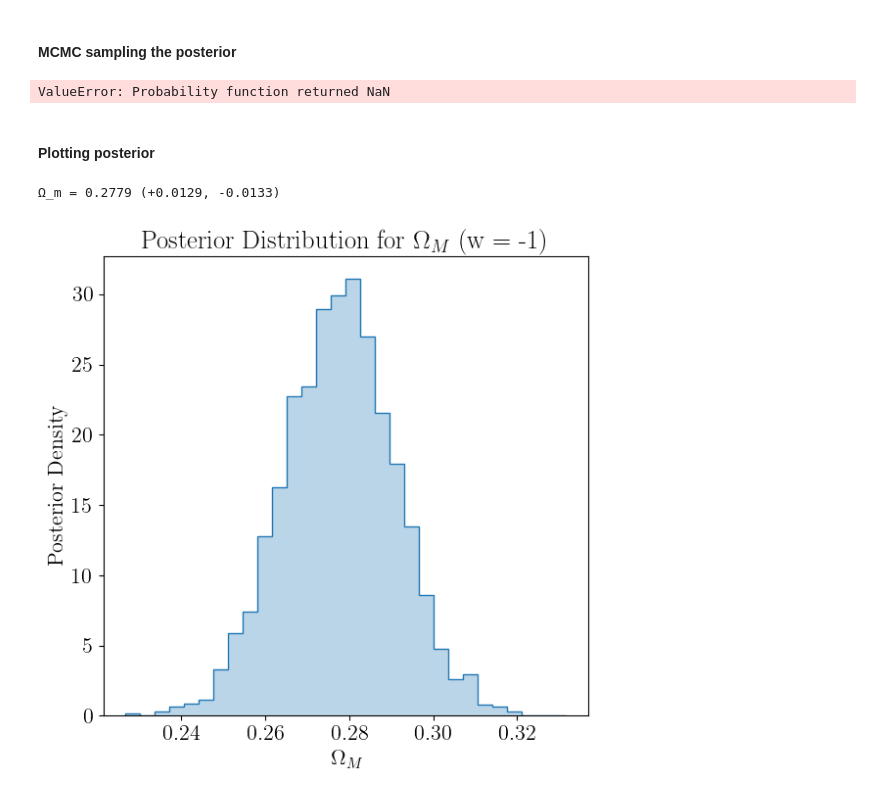
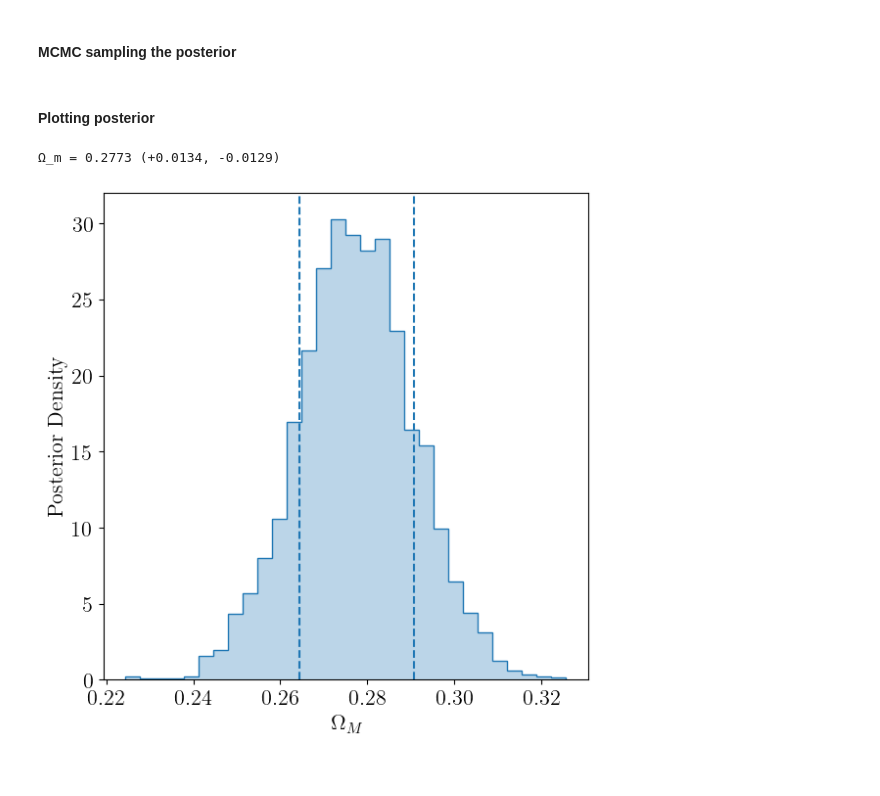
Before and after one commit to j-haralds/Advanced_sim, a Jupyter notebook: proj1_shared/proj1_master.ipynb, the cells around one changed output. Drawn from its saved outputs; the diff is of its cells as text; code cells hidden in the pictures.

```diff
--- a/proj1_shared/proj1_master.ipynb
+++ b/proj1_shared/proj1_master.ipynb
@@ -607,10 +607,8 @@ def samples_MCMC2(theta_lims, function, x, y, sigma, nwalkers, iterations=10000,
         Number of walkers (≥ 2*ndim recommended).
     iterations : int, optional
         Number of production steps (after burn-in). Default 10000.
-    burnin_frac : float, optional
+    burninproc : float, optional
         Fraction of `iterations` used as burn-in. Default 0.10.
-    seed : int, optional
-        RNG seed. Default 1337.
 
     Returns
     -------
@@ -649,29 +647,30 @@ sigma = mu_err
 
 samples = samples_MCMC2(Om_M_lims, log_posterior_OmM, x, y, sigma,
                         nwalkers=10, iterations=int(1e3))
-# %% [output]
-ValueError: Probability function returned NaN
 # %% [markdown]
 #### Plotting posterior
 # %%
 # compute the percentiles (16th, 50th, 84th)
 q16, q50, q84 = np.percentile(samples, [16, 50, 84])
 err_low  = q50 - q16
 err_high = q84 - q50
 
 print(f"Ω_m = {q50:.4f} (+{err_high:.4f}, -{err_low:.4f})")
 
 plt.figure(figsize=(6,6))
 plt.hist(samples, bins=30, density=True,
          alpha=0.3, color='tab:blue')
 plt.hist(samples, bins=30, density=True,
          histtype='step', color='tab:blue', linewidth=1)
+plt.vlines(q16, 0, 35, color='tab:blue', linestyle='--')
+plt.vlines(q84, 0, 35, color='tab:blue', linestyle='--')
 
 plt.xlabel(r'$\Omega_M$')
 plt.ylabel('Posterior Density')
-plt.title('Posterior Distribution for $\Omega_M$ ($w$ = -1)')
+#plt.title('Posterior Distribution for $\Omega_M$ ($w$ = -1)')
+plt.ylim(0,32)
 plt.tight_layout()
-# plt.savefig('figs/Om_m_posterior.pdf')
+#plt.savefig('figs/Om_m_posterior.pdf')
 # %% [output]
-Ω_m = 0.2779 (+0.0129, -0.0133)
+Ω_m = 0.2773 (+0.0134, -0.0129)
-[figure, old version]
+[figure, new version]
```
Also changed, not shown: 1 other file.
